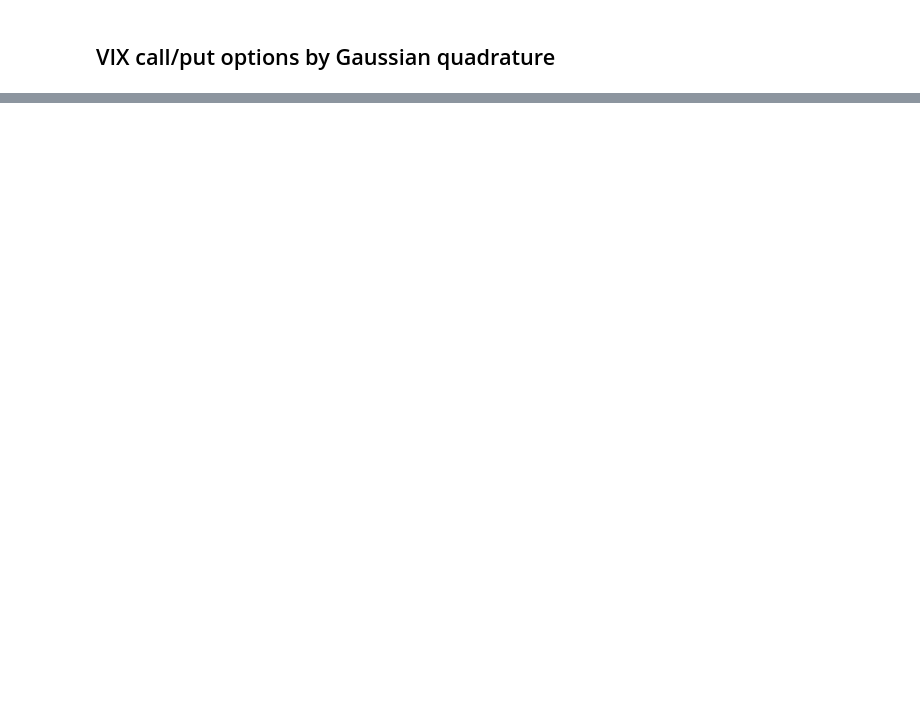
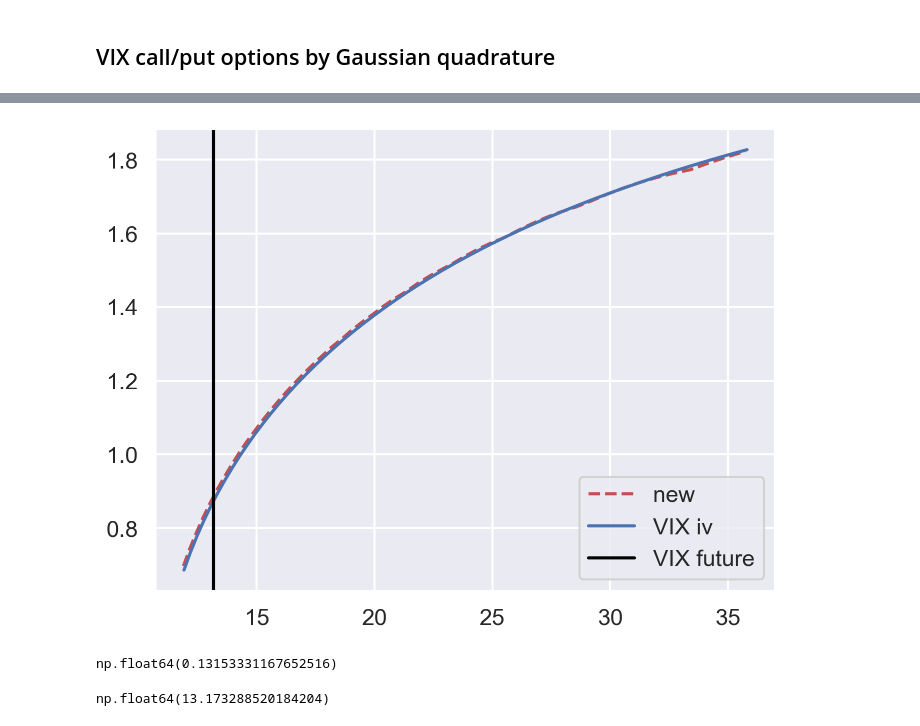
Before and after one commit to fbourgey/quintic-ou, a Jupyter notebook: checks.ipynb, the cells around one changed output, grey strips where cells are left out. Cells and saved outputs as stored; diff of their text form; code cells hidden in the pictures; blank space fills up the shorter version.

```diff
--- a/checks.ipynb
+++ b/checks.ipynb
@@ -348,6 +358,14 @@ ub_vix = 8
 lm_vix = np.linspace(-0.1, 1, 50)
 vix_strike_perc = np.exp(lm_vix)
 # %%
-vix_fut, vix_call, vix_iv = quintic.vix_all_integration_poly_fast_revert_model(
-    H, eps, T, a_k_part, x_org_vix, w_org_vix, vix_strike_perc, fv_nodes, T_array_nodes
+vix_fut, vix_call, vix_iv = quintic_base.vix_all_integration_poly_fast_revert_model(
+    params["H"],
+    params["eps"],
+    T,
+    params["a_vec"],
+    x_org_vix,
+    w_org_vix,
+    vix_strike_perc,
+    fv_nodes,
+    T_array_nodes,
 )
@@ -355,0 +372,9 @@ NameError: name 'pi' is not defined
+# %%
+# new code
+xi0 = lambda t: 0.02 * np.ones_like(t)
+n_quad = 80
+ks = np.linspace(-0.1, 1, 50)
+F = quintic.fut_vix(params, xi0=xi0, T=T, n_quad=n_quad)
+Ks = F * np.exp(ks)
+
+impvol_vix_new = quintic.impvol_vix(params=params, xi0=xi0, K=Ks, T=T, n_quad=n_quad)
@@ -356,5 +391,17 @@ NameError: name 'pi' is not defined
 # %%
-plt.plot(vix_strike_perc * vix_fut, vix_iv, label="VIX iv")
-plt.axvline(x=vix_fut, color="black", label="VIX future")
-plt.legend()
+fig, ax = plt.subplots()
+ax.plot(100 * Ks, impvol_vix_new, "r--", label="new")
+ax.plot(vix_strike_perc * vix_fut, vix_iv, label="VIX iv")
+ax.axvline(x=vix_fut, color="black", label="VIX future")
+ax.legend()
 plt.show()
+# %% [output]
+[figure, added]
+# %%
+quintic.fut_vix(params, xi0=lambda t: 0.02 * np.ones_like(t), T=T, n_quad=80)
+# %% [output]
+np.float64(0.13153331167652516)
+# %%
+vix_fut
+# %% [output]
+np.float64(13.173288520184204)
```
Also changed, not shown: parts of 11 cells of this notebook, 3 other files.
